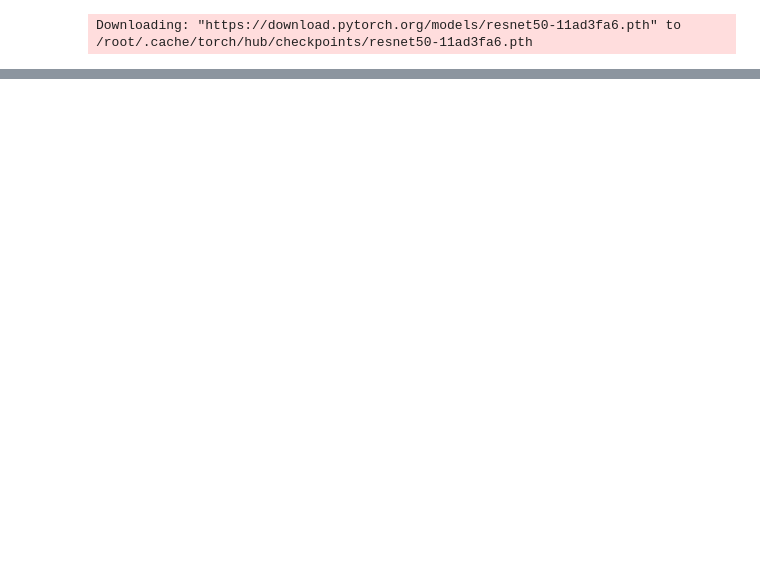
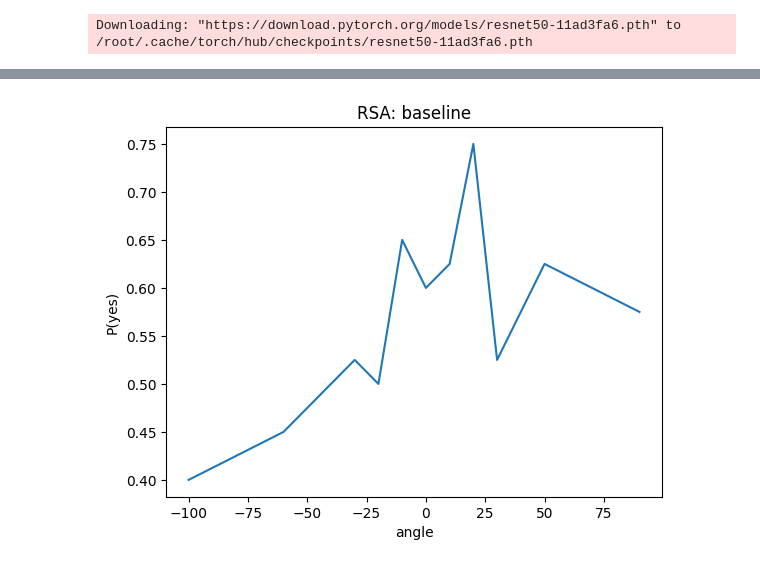
Before and after one commit to AnaBelenCarbajal/Thesis, a Jupyter notebook: Baseline_catLearningTask_FINAL.ipynb, the cells around one changed output, grey strips where cells are left out. Drawn from its saved outputs; the diff is of its cells as text; code cells hidden in the pictures; blank space fills up the shorter version.

```diff
--- a/Baseline_catLearningTask_FINAL.ipynb
+++ b/Baseline_catLearningTask_FINAL.ipynb
@@ -412,0 +400,18 @@ pretrained_weights = torch.load(PATH)
+# %%
+def create_dataset(angles, accuracies):
+  data = {'angle': angles,
+        'accuracy': accuracies}
+  data_df = pd.DataFrame(data)
+  return data_df
+
+def plot_curve(x, y, title_plot, x_label = 'angle', y_label = 'P(yes)'):
+  xpoints = np.array(x)
+  ypoints = np.array(y)
+
+  plt.plot(xpoints, ypoints)
+  plt.title(title_plot)
+
+  plt.xlabel(x_label)
+  plt.ylabel(y_label)
+
+  plt.show()
@@ -413,9 +454,12 @@ pretrained_weights = torch.load(PATH)
 # %%
-#network
+#######################
+# NO pooling, layer 0
+#######################
+# network
 architecture = 'resnet50'        # network's architecture
 weights = 'resnet50'             # the pretrained weights
 img_size = 224                   # network's input size
-layer = layer                    # the readout layer
+layer = 'block0'                    # the readout layer
 pooling = None
 readout_kwargs = {               # parameters for extracting features from the pretrained network
     'architecture': architecture,
@@ -424,6 +468,18 @@ readout_kwargs = {               # parameters for extracting features from the p
     'img_size': img_size,
     'pooling': pooling
 }
-pretrained_model = osculari.models.paradigm_2afc_merge_concatenate(**readout_kwargs)
+# model with pre-trained weights
+layer0_NP = osculari.models.paradigm_2afc_merge_concatenate(**readout_kwargs)
+layer0_NP.load_state_dict(weights_layer0_NP)
+
+# test function
+# model, dataset, device
+accuracies = []
+for test_shape in test_shapes:
+  test_epoch_fun = osculari.paradigms.forced_choice.test_dataset(layer0_NP,
+                                                                db_fun(test_shape),
+                                                                device="cuda")
+  accuracy = test_epoch_fun['accuracy'][-1]
+  accuracies.append(accuracy)
 # %% [output]
 Downloading: "https://download.pytorch.org/models/resnet50-11ad3fa6.pth" to /root/.cache/torch/hub/checkpoints/resnet50-11ad3fa6.pth
@@ -471,0 +486,7 @@ test_epoch_fun = osculari.paradigms.forced_choice.test_dataset(pretrained_model,
+# %%
+# layer0_NP
+RSA_testing = create_dataset(test_shapes, accuracies)
+RSA_testing['angle180'] = [(260-360),(300-360),(330-360),(340-360),(350-360),0,10,20,30,50,90]
+plot_curve(RSA_testing['angle180'], RSA_testing['accuracy'], "RSA: baseline")
+# %% [output]
+[figure, added]
```
Also changed, not shown: parts of 36 cells of this notebook.
